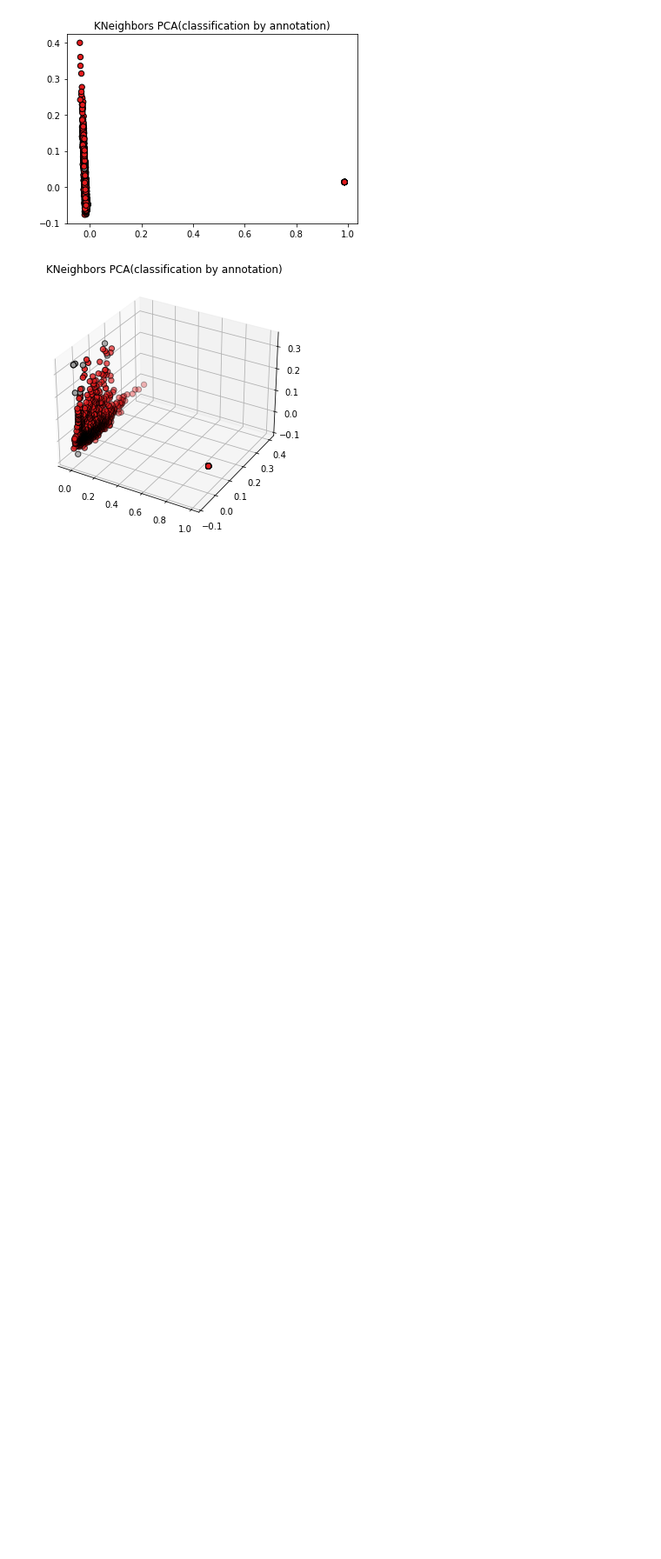
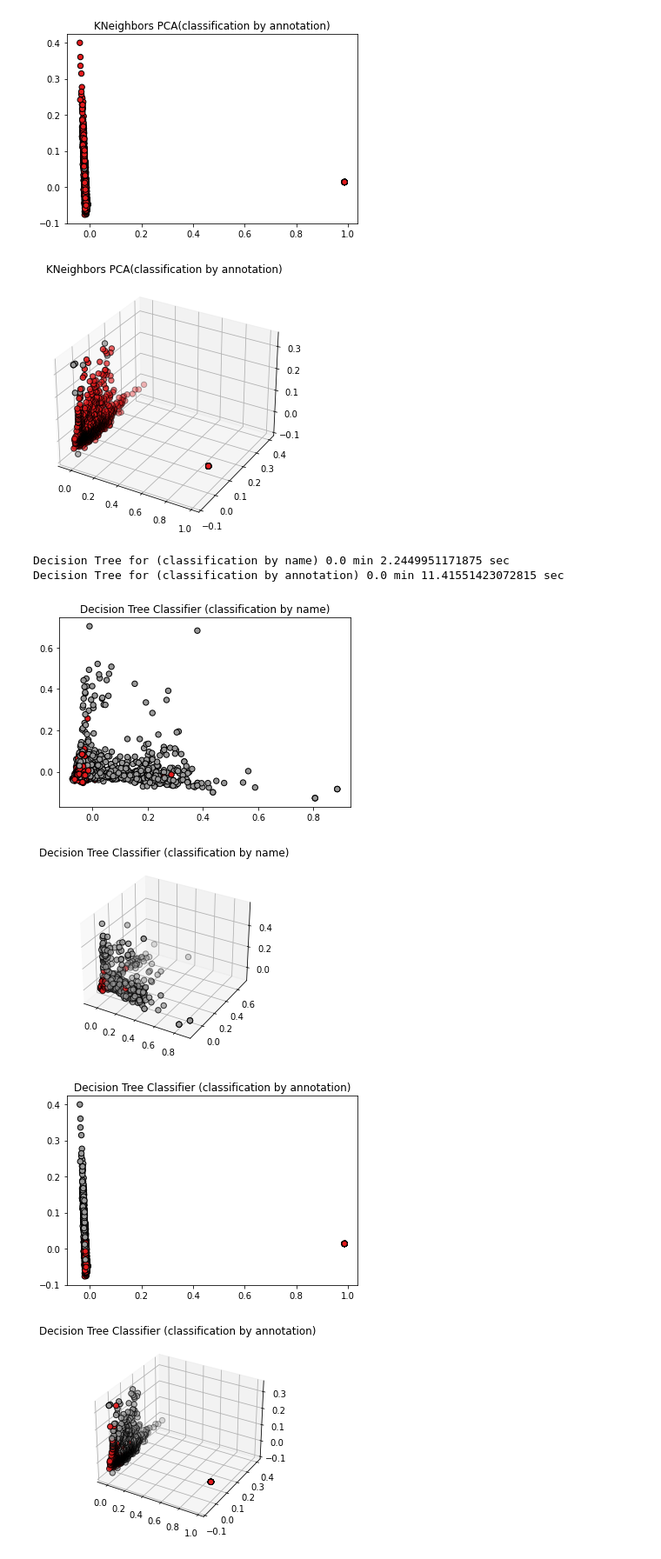
Before and after one commit to KozlovIA/binary-text-classification_, a Jupyter notebook: main.ipynb, the cells around one changed output. Shown at 87% size. Saved outputs shown, nothing was run; the diff lists cells and outputs as text; code cells hidden in the pictures; blank space fills up the shorter version.

```diff
--- a/main.ipynb
+++ b/main.ipynb
@@ -157,0 +176,51 @@ def rand_tree():
+# %%
+def random_tree_param(X_train, X_test, y_train, y_test, label='',
+                        criterion="gini",
+                        max_depth=200,
+                        max_features=90):
+    """Классификация с помощью дерева решений"""
+
+    start_time = time.time()
+
+    # model = DecisionTreeClassifier(criterion=criterion,
+    #                       max_depth=max_depth,
+    #                       max_features=max_features)
+    model = DecisionTreeClassifier()
+    model.fit(X_train, y_train)
+
+    y_proba = model.predict(X_test)
+
+    cls.pca(X_test, y_proba, title='Decision Tree Classifier ' + label)
+
+    print("Decision Tree for " + label, (time.time() - start_time)//60, "min", (time.time() - start_time)%60, "sec")
+
+    return y_proba, classification_report(y_test, y_proba), confusion_matrix(y_test, y_proba), accuracy_score(y_test, y_proba)
+# %%
+# Классификация random tree с удалением малозначимых терминов// с графиками
+
+file = open("Классификация random tree с удалением малозначимых терминов.txt", 'w', encoding='utf-8')
+
+file_predict = open("Метки random tree.txt", 'w', encoding='utf-8')
+
+test_pred, classificationReport, confusionMatrix, accuracy = random_tree_param(X_train=x_train_N, X_test=x_test_N, y_train=y_train_N, y_test=y_test_N, label="(classification by name)",
+criterion='entropy', max_depth=160, max_features=70)
+file.write("Результаты классификации:\n" + "Точность:\n" + str(accuracy) + "\nМатрица ошибок:\n" + str(confusionMatrix) + "\nОтчет классификации:\n" + str(classificationReport))
+test_pred = list(map(int, test_pred))
+[file_predict.write(str(test_pred[i]) + ' ') for i in range(len(test_pred))]
+file_predict.write('\n')
+
+test_pred, classificationReport, confusionMatrix, accuracy = random_tree_param(x_train_A, x_test_A, y_train_A, y_test_A, "(classification by annotation)",
+criterion='gini', max_depth=200, max_features=90)
+file.write("Результаты классификации:\n" + "Точность:\n" + str(accuracy) + "\nМатрица ошибок:\n" + str(confusionMatrix) + "\nОтчет классификации:\n" + str(classificationReport))
+test_pred = list(map(int, test_pred))
+[file_predict.write(str(test_pred[i]) + ' ') for i in range(len(test_pred))]
+
+file.close()
+file_predict.close()
+# %% [output]
+Decision Tree for (classification by name) 0.0 min 2.2449951171875 sec
+Decision Tree for (classification by annotation) 0.0 min 11.41551423072815 sec
+[figure, added]
+[figure, added]
+[figure, added]
+[figure, added]
```
Also changed, not shown: parts of 11 cells of this notebook, 8 other files.
